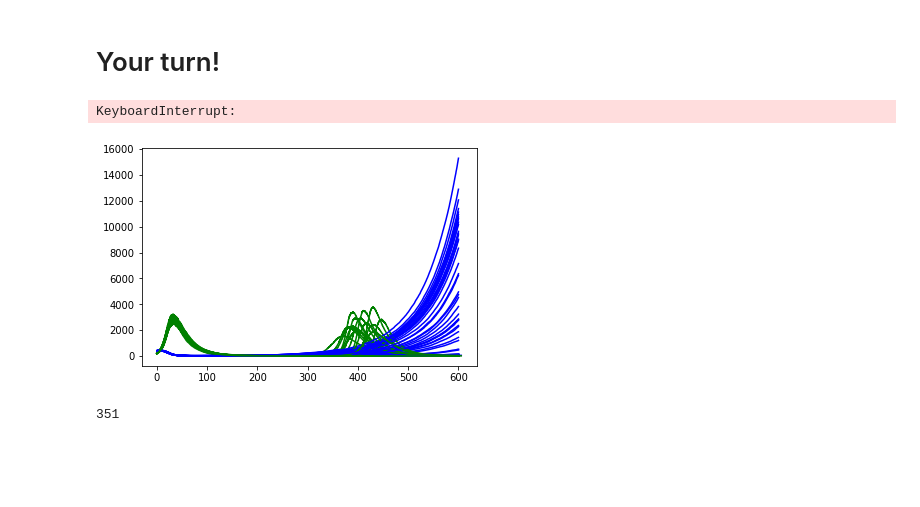
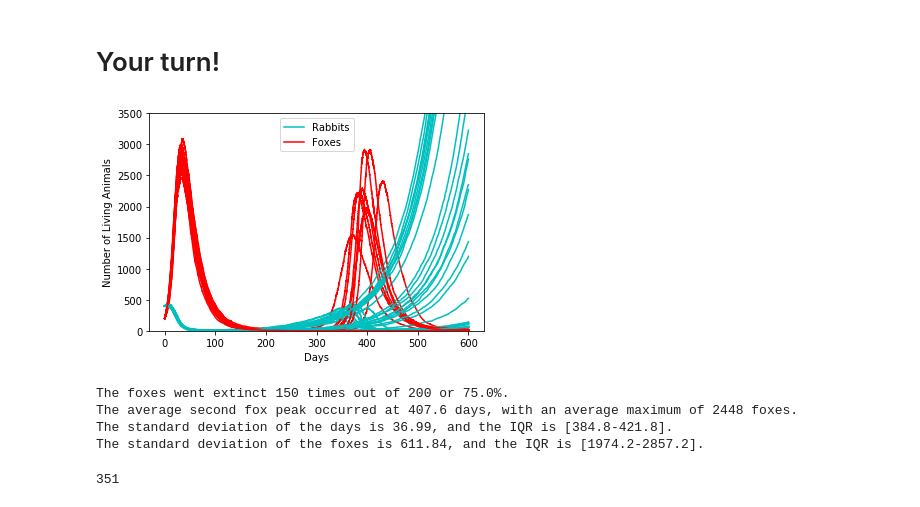
Before and after one commit to rvozikis/rabbits-and-foxes, a Jupyter notebook: rabbits-and-foxes-kmc.ipynb, the cells around one changed output. Drawn from its saved outputs; the diff is of its cells as text; code cells hidden in the pictures; blank space fills up the shorter version.

Commit message:
cleaned script
added comments, tested iterations

```diff
--- a/rabbits-and-foxes-kmc.ipynb
+++ b/rabbits-and-foxes-kmc.ipynb
@@ -49,7 +49,7 @@ k2= 0.00004
 k3= 0.0004
 k4= 0.04
 end_time= 600
-iterations=500
+iterations=200
 
 #fn to calculate rates. r and f will be the current rabbit and fox populations
 def rates(r, f):
@@ -136,35 +136,38 @@ for i in range(iterations):
     k= np.argmax(foxes* (t> 200)* (foxes> 100))
     if k>0:
         second_peak_t.append(t[k])
         second_peak_foxes.append(foxes[k])
 
 plt.legend(['Rabbits','Foxes'],loc="best")
 plt.ylim(0,3500)
 plt.xlabel('Days')
 plt.ylabel('Number of Living Animals')
 plt.show()
 
 print("The foxes went extinct {} times out of {} or {:.1f}%.".format(extinct, iterations, 100*extinct/iterations))
 
 #average values of time and foxes for the second fox peak, with standard deviation
 avg_t= np.mean(second_peak_t)
 avg_foxes= np.mean(second_peak_foxes)
 stdevt= stdev(second_peak_t)
 stdevf= stdev(second_peak_foxes)
 
 print("The average second fox peak occurred at {:.1f} days, with an average maximum of {:.0f} foxes.".format(avg_t, avg_foxes))
 
 #the interquartile range, or the middle 50% spread of the data
 upperquartile_t= np.percentile(second_peak_t, 75)
 lowerquartile_t= np.percentile(second_peak_t, 25)
 upperquartile_foxes= np.percentile(second_peak_foxes, 75)
 lowerquartile_foxes= np.percentile(second_peak_foxes, 25)
 
 print("The standard deviation of the days is {:.2f}, and the IQR is [{:.1f}-{:.1f}].".format(stdevt, lowerquartile_t, upperquartile_t))
 print("The standard deviation of the foxes is {:.2f}, and the IQR is [{:.1f}-{:.1f}].".format(stdevf, lowerquartile_foxes, upperquartile_foxes))
 # %% [output]
+[figure, new version]
-KeyboardInterrupt:
+The foxes went extinct 150 times out of 200 or 75.0%.
+The average second fox peak occurred at 407.6 days, with an average maximum of 2448 foxes.
+The standard deviation of the days is 36.99, and the IQR is [384.8-421.8].
+The standard deviation of the foxes is 611.84, and the IQR is [1974.2-2857.2].
-[figure, old version]
 # %%
 # %% [output]
 351
```
